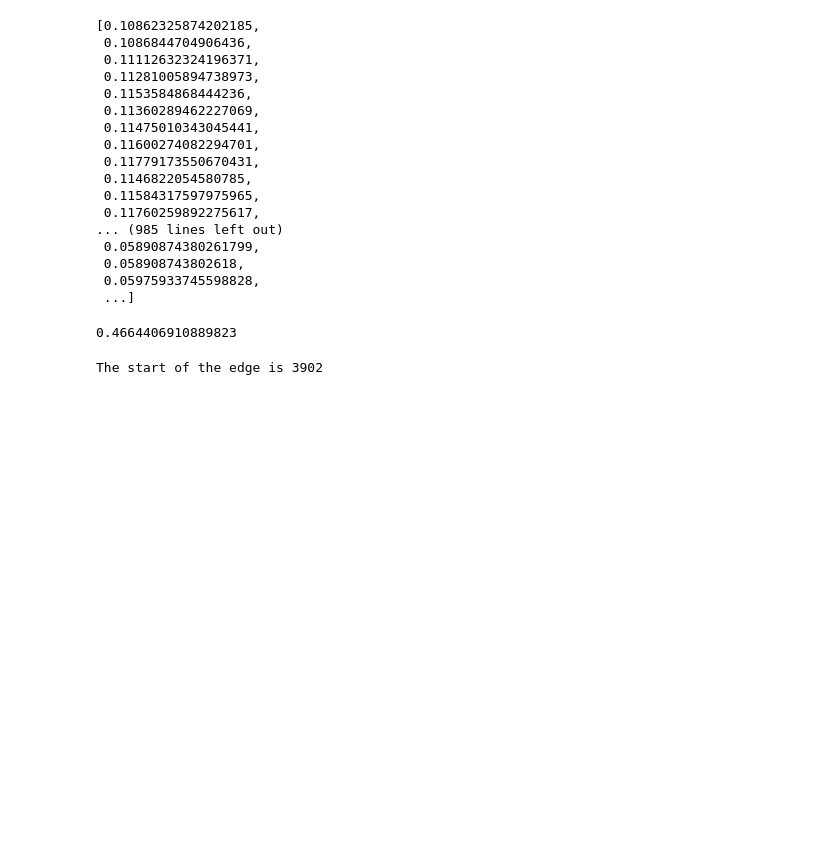
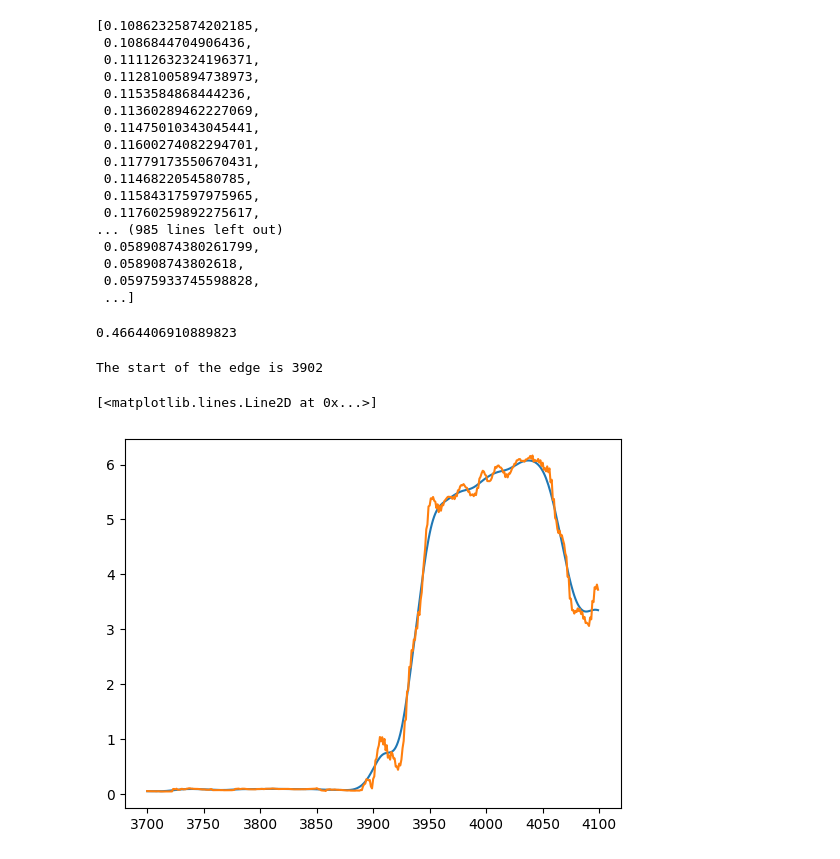
Before and after one commit to AdityaShelke29/robotics_club, a Jupyter notebook: sonar_work/edge_detection.ipynb, the cells around one changed output. Drawn from its saved outputs; the diff is of its cells as text; code cells hidden in the pictures; blank space fills up the shorter version.

```diff
--- a/sonar_work/edge_detection.ipynb
+++ b/sonar_work/edge_detection.ipynb
@@ -318,3 +302,15 @@ for i in range(0, len(amplitudeArray)):
 print("The start of the edge is " + str(edgeStart))
 # %% [output]
 The start of the edge is 3902
+# %%
+from scipy.ndimage.filters import gaussian_filter
+
+gaussFiltered = gaussian_filter(amplitudeArray, sigma=7)
+
+plt.plot(sampleNumberArray[3700:4100], gaussFiltered[3700:4100])
+plt.plot(sampleNumberArray[3700:4100], amplitudeArray[3700:4100])
+#plt.plot(sampleNumberArray, amplitudeArray)
+#plt.plot(sampleNumberArray, gaussFiltered)
+# %% [output]
+[<matplotlib.lines.Line2D at 0x...>]
+[figure, added]
```
Also changed, not shown: parts of 5 cells of this notebook.
